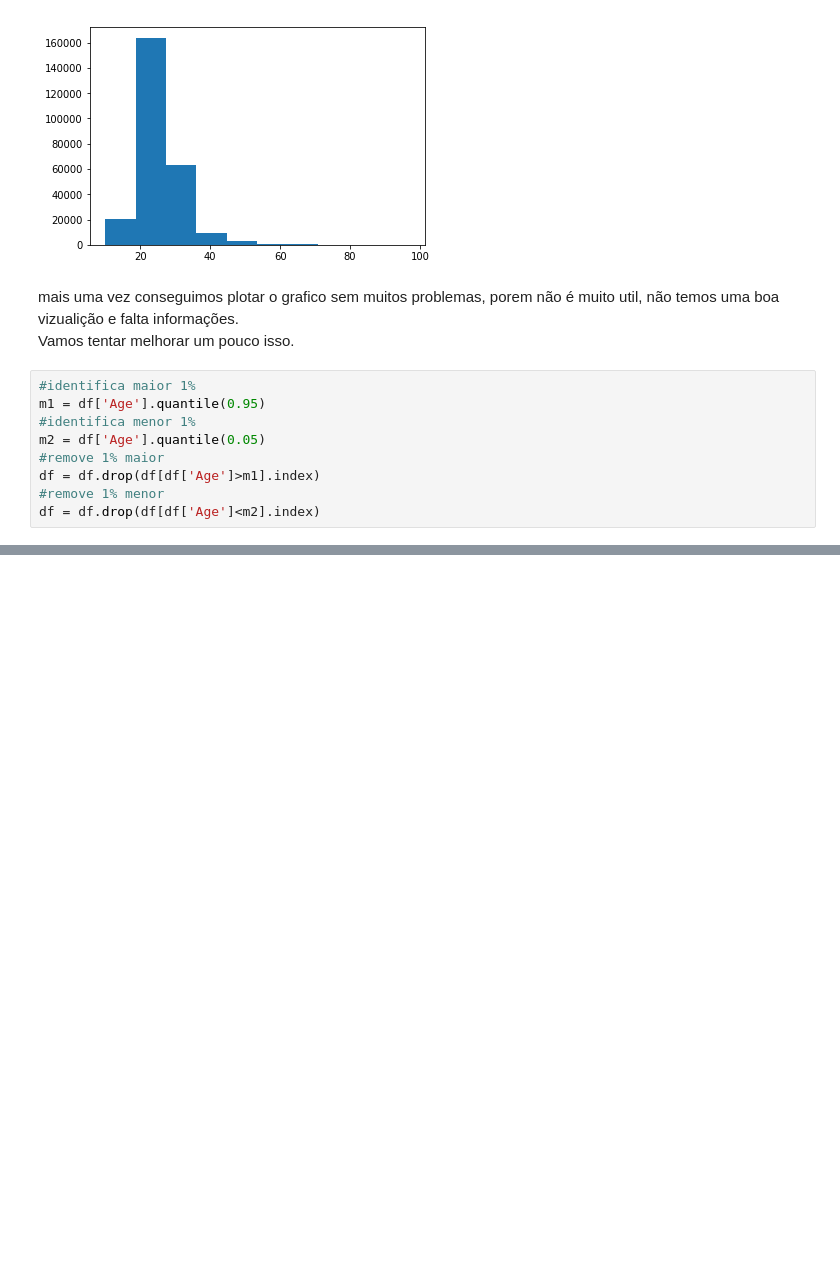
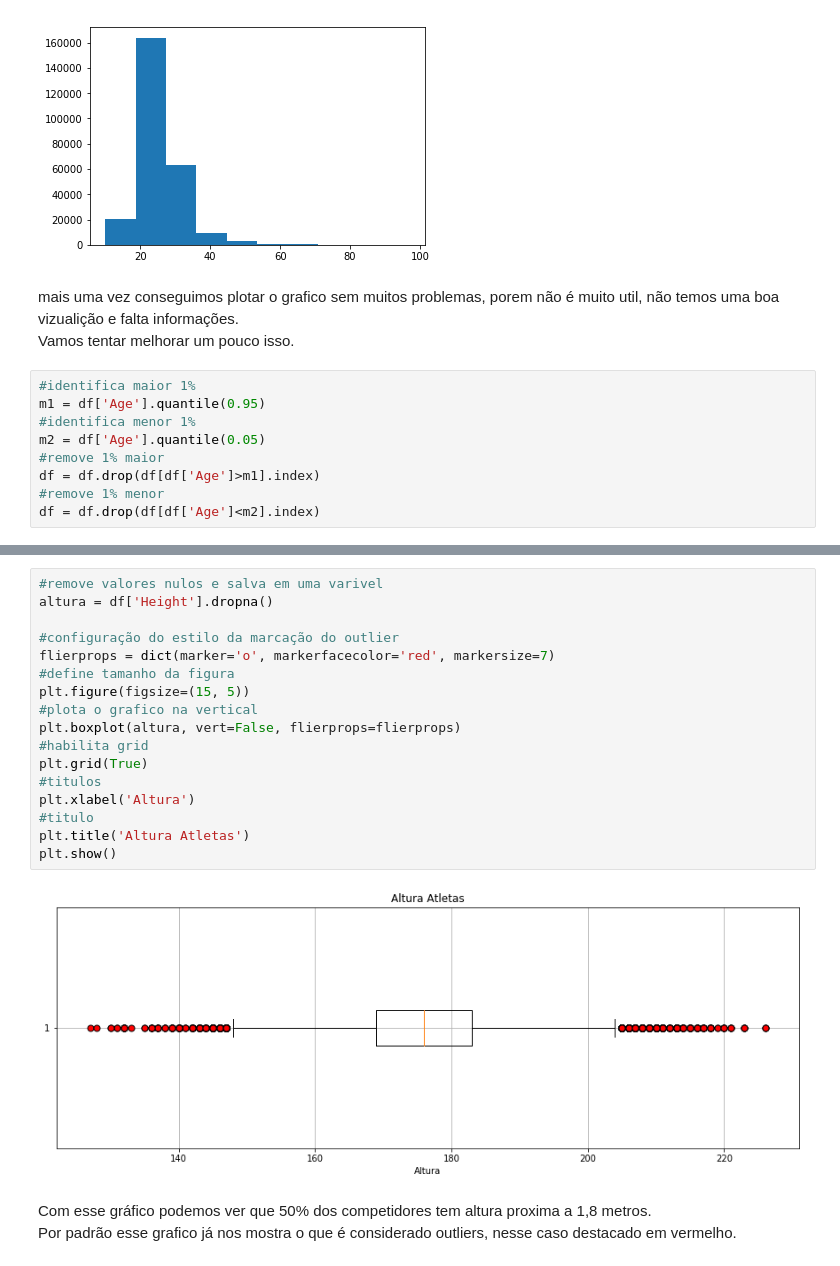
Before and after one commit to samusolva/graficos-matplotlib, a Jupyter notebook: graficos-matplotlib.ipynb, the cells around one changed output, grey strips where cells are left out. Saved outputs shown, nothing was run; the diff lists cells and outputs as text; blank space fills up the shorter version.

```diff
--- a/graficos-matplotlib.ipynb
+++ b/graficos-matplotlib.ipynb
@@ -129,0 +142,22 @@ plt.show()
+# %%
+#remove valores nulos e salva em uma varivel
+altura = df['Height'].dropna()
+
+#configuração do estilo da marcação do outlier
+flierprops = dict(marker='o', markerfacecolor='red', markersize=7)
+#define tamanho da figura
+plt.figure(figsize=(15, 5))
+#plota o grafico na vertical
+plt.boxplot(altura, vert=False, flierprops=flierprops)
+#habilita grid
+plt.grid(True)
+#titulos
+plt.xlabel('Altura')
+#titulo
+plt.title('Altura Atletas')
+plt.show()
+# %% [output]
+[figure, added]
+# %% [markdown]
+Com esse gráfico podemos ver que 50% dos competidores tem altura proxima a 1,8 metros.<br>
+Por padrão esse grafico já nos mostra o que é considerado outliers, nesse caso destacado em vermelho.
```
Also changed, not shown: parts of 5 cells of this notebook.
